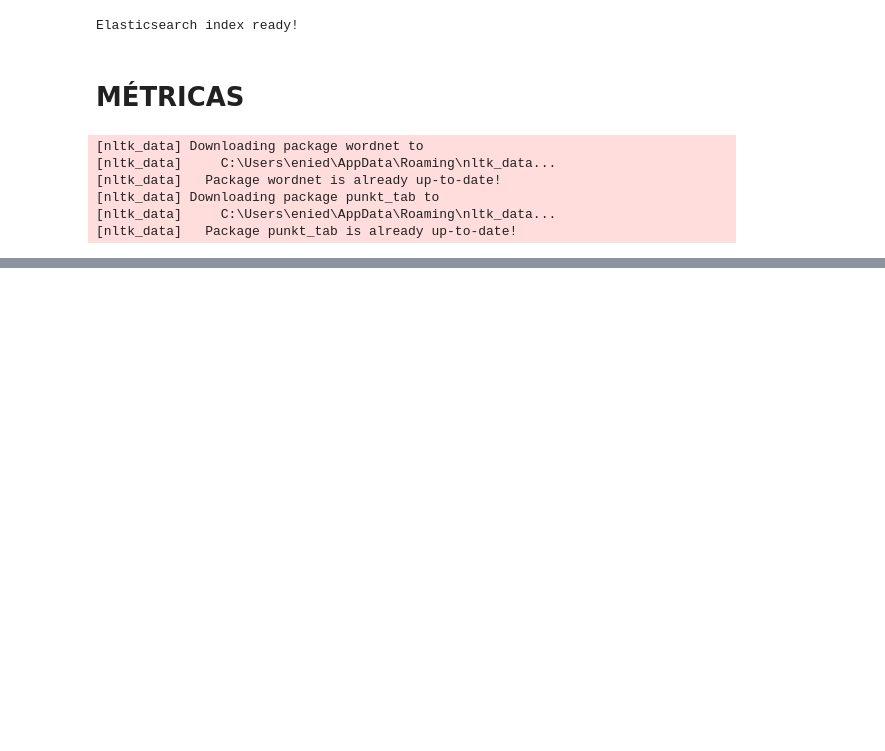
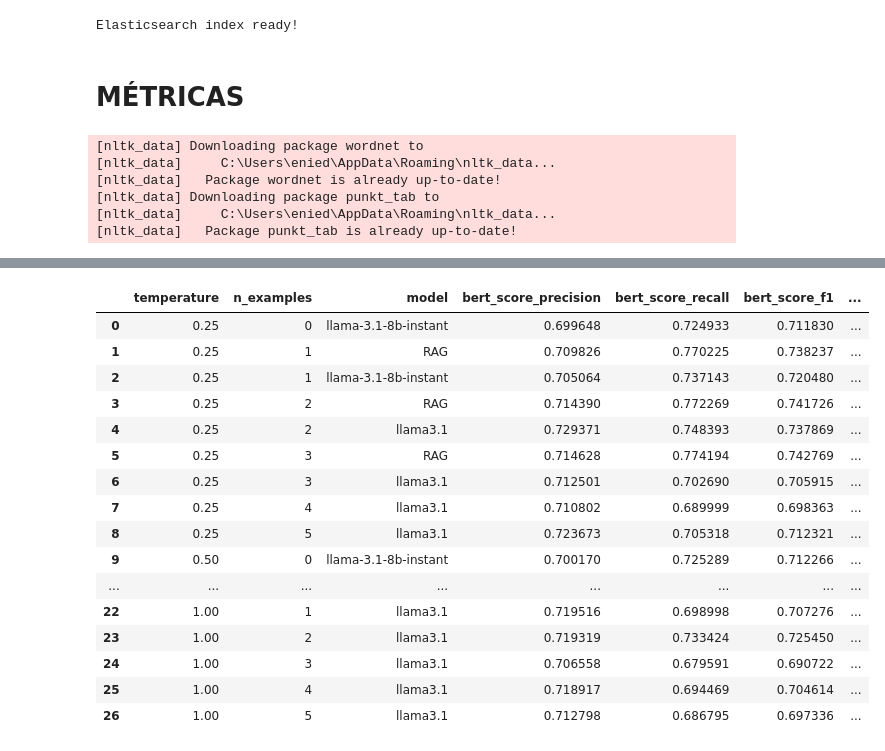
Before and after one commit to eniedson/aprendizado-maquina, a Jupyter notebook: experiments/experiment.ipynb, the cells around one changed output, grey strips where cells are left out. Saved outputs shown, nothing was run; the diff lists cells and outputs as text; code cells hidden in the pictures; blank space fills up the shorter version.

```diff
--- a/experiments/experiment.ipynb
+++ b/experiments/experiment.ipynb
@@ -533,0 +538,24 @@ evaluate_result(result_df)
+# %%
+group = result_df.drop(['relatorio', 'voto', 'acordao', 'generated'], axis=1).groupby(
+    ['temperature', 'n_examples', 'model']
+).mean().reset_index()
+# %%
+group
+# %% [output]
+|  | temperature | n_examples | model | bert_score_precision | bert_score_recall | bert_score_f1 | ... |
+| 0 | 0.25 | 0 | llama-3.1-8b-instant | 0.699648 | 0.724933 | 0.711830 | ... |
+| 1 | 0.25 | 1 | RAG | 0.709826 | 0.770225 | 0.738237 | ... |
+| 2 | 0.25 | 1 | llama-3.1-8b-instant | 0.705064 | 0.737143 | 0.720480 | ... |
+| 3 | 0.25 | 2 | RAG | 0.714390 | 0.772269 | 0.741726 | ... |
+| 4 | 0.25 | 2 | llama3.1 | 0.729371 | 0.748393 | 0.737869 | ... |
+| 5 | 0.25 | 3 | RAG | 0.714628 | 0.774194 | 0.742769 | ... |
+| 6 | 0.25 | 3 | llama3.1 | 0.712501 | 0.702690 | 0.705915 | ... |
+| 7 | 0.25 | 4 | llama3.1 | 0.710802 | 0.689999 | 0.698363 | ... |
+| 8 | 0.25 | 5 | llama3.1 | 0.723673 | 0.705318 | 0.712321 | ... |
+| 9 | 0.50 | 0 | llama-3.1-8b-instant | 0.700170 | 0.725289 | 0.712266 | ... |
+| ... | ... | ... | ... | ... | ... | ... | ... |
+| 22 | 1.00 | 1 | llama3.1 | 0.719516 | 0.698998 | 0.707276 | ... |
+| 23 | 1.00 | 2 | llama3.1 | 0.719319 | 0.733424 | 0.725450 | ... |
+| 24 | 1.00 | 3 | llama3.1 | 0.706558 | 0.679591 | 0.690722 | ... |
+| 25 | 1.00 | 4 | llama3.1 | 0.718917 | 0.694469 | 0.704614 | ... |
+| 26 | 1.00 | 5 | llama3.1 | 0.712798 | 0.686795 | 0.697336 | ... |
```
Also changed, not shown: parts of 7 cells of this notebook, 2 other files.
